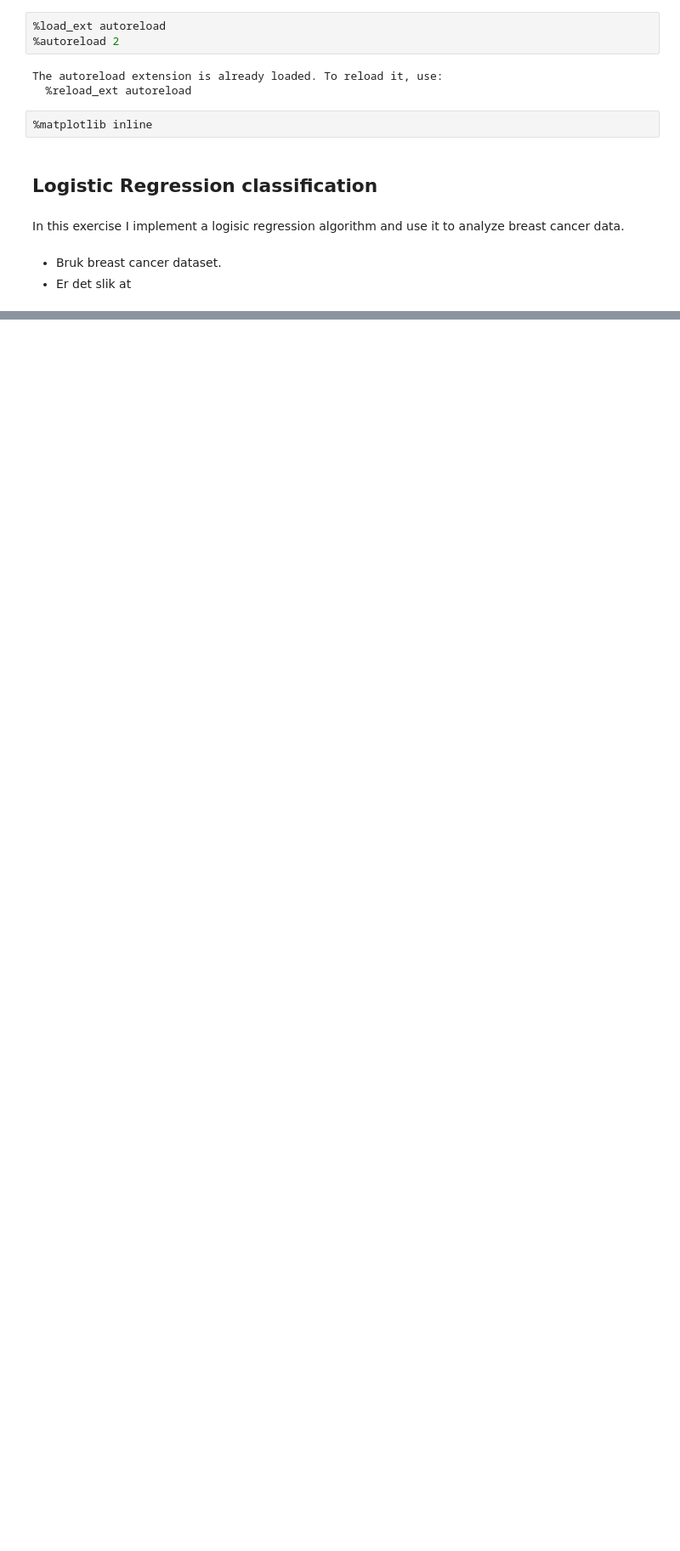
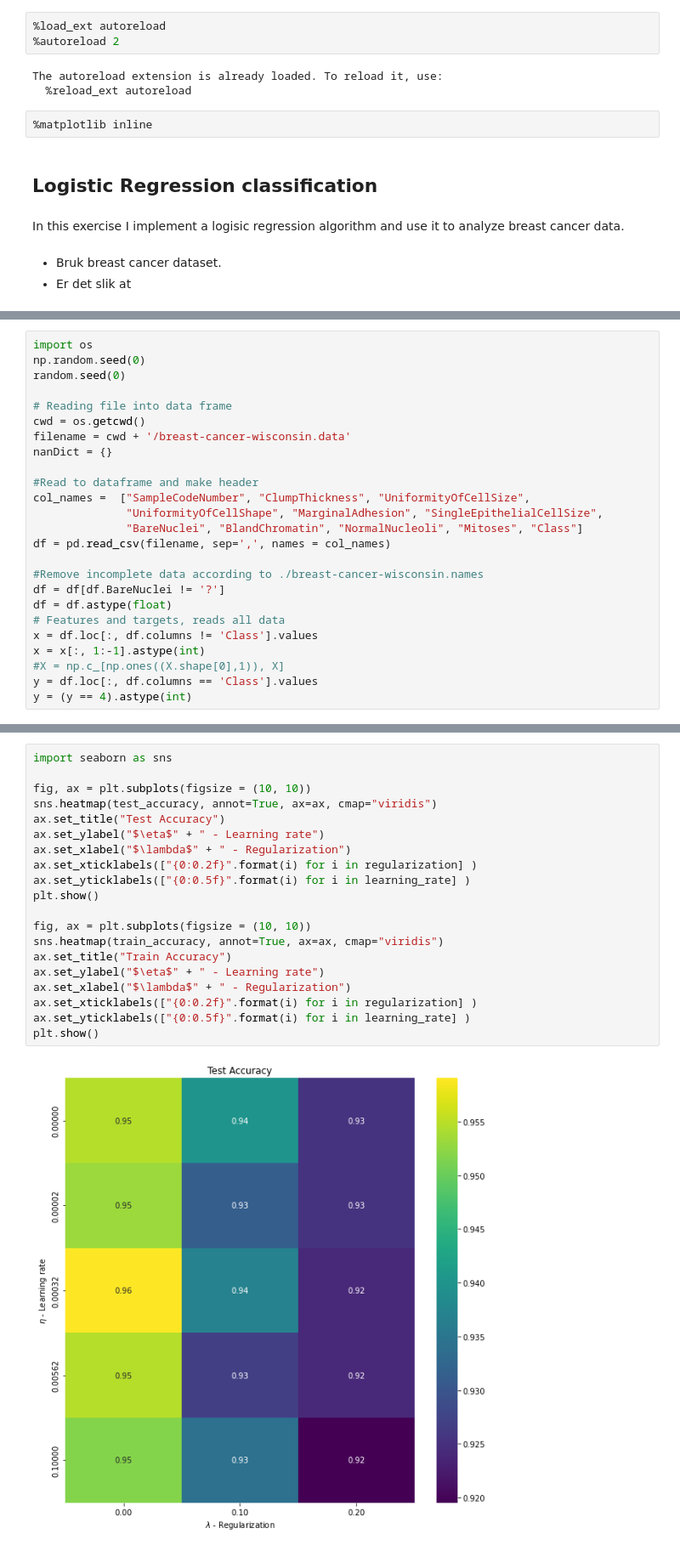
Before and after one commit to eoydvin/FYS-STK4155, a Jupyter notebook: Project_2/LogisticRegression Classification.ipynb, the cells around one changed output, grey strips where cells are left out. Shown at 85% size. Cells and saved outputs as stored; diff of their text form; blank space fills up the shorter version.

```diff
--- a/Project_2/LogisticRegression Classification.ipynb
+++ b/Project_2/LogisticRegression Classification.ipynb
@@ -125,0 +31,25 @@ array([[0],
+# %%
+import os
+np.random.seed(0)
+random.seed(0)
+
+# Reading file into data frame
+cwd = os.getcwd()
+filename = cwd + '/breast-cancer-wisconsin.data'
+nanDict = {}
+
+#Read to dataframe and make header
+col_names =  ["SampleCodeNumber", "ClumpThickness", "UniformityOfCellSize",
+              "UniformityOfCellShape", "MarginalAdhesion", "SingleEpithelialCellSize",
+              "BareNuclei", "BlandChromatin", "NormalNucleoli", "Mitoses", "Class"]
+df = pd.read_csv(filename, sep=',', names = col_names)
+
+#Remove incomplete data according to ./breast-cancer-wisconsin.names
+df = df[df.BareNuclei != '?']
+df = df.astype(float)
+# Features and targets, reads all data
+x = df.loc[:, df.columns != 'Class'].values
+x = x[:, 1:-1].astype(int)
+#X = np.c_[np.ones((X.shape[0],1)), X]
+y = df.loc[:, df.columns == 'Class'].values
+y = (y == 4).astype(int)
@@ -125,0 +122,22 @@ array([[0],
+# %%
+import seaborn as sns
+
+fig, ax = plt.subplots(figsize = (10, 10))
+sns.heatmap(test_accuracy, annot=True, ax=ax, cmap="viridis")
+ax.set_title("Test Accuracy")
+ax.set_ylabel("$\eta$" + " - Learning rate")
+ax.set_xlabel("$\lambda$" + " - Regularization")
+ax.set_xticklabels(["{0:0.2f}".format(i) for i in regularization] )
+ax.set_yticklabels(["{0:0.5f}".format(i) for i in learning_rate] )
+plt.show()
+
+fig, ax = plt.subplots(figsize = (10, 10))
+sns.heatmap(train_accuracy, annot=True, ax=ax, cmap="viridis")
+ax.set_title("Train Accuracy")
+ax.set_ylabel("$\eta$" + " - Learning rate")
+ax.set_xlabel("$\lambda$" + " - Regularization")
+ax.set_xticklabels(["{0:0.2f}".format(i) for i in regularization] )
+ax.set_yticklabels(["{0:0.5f}".format(i) for i in learning_rate] )
+plt.show()
+# %% [output]
+[figure, added]
```
Also changed, not shown: parts of 5 cells of this notebook, 4 other files.
